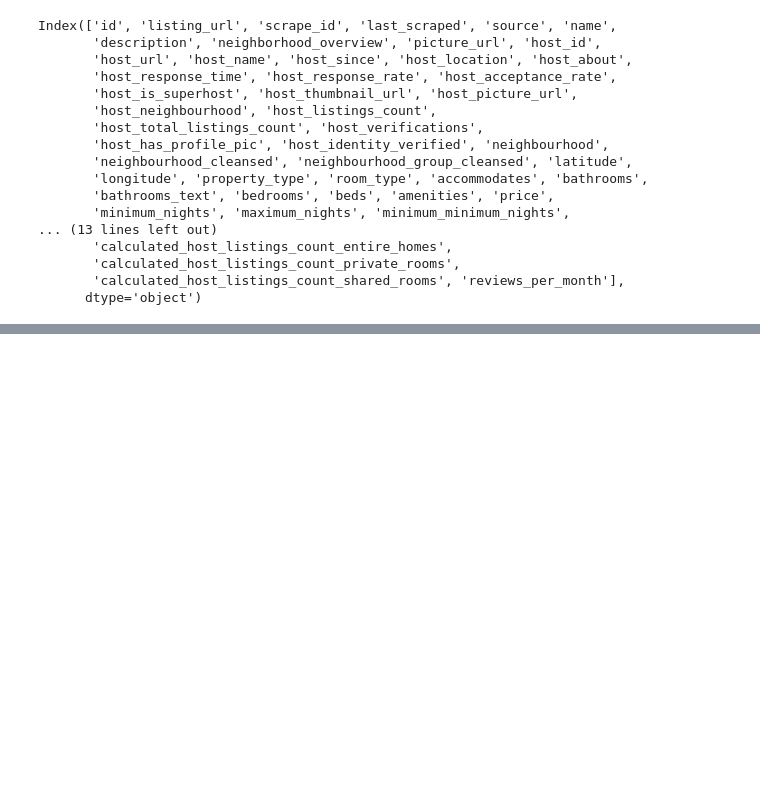
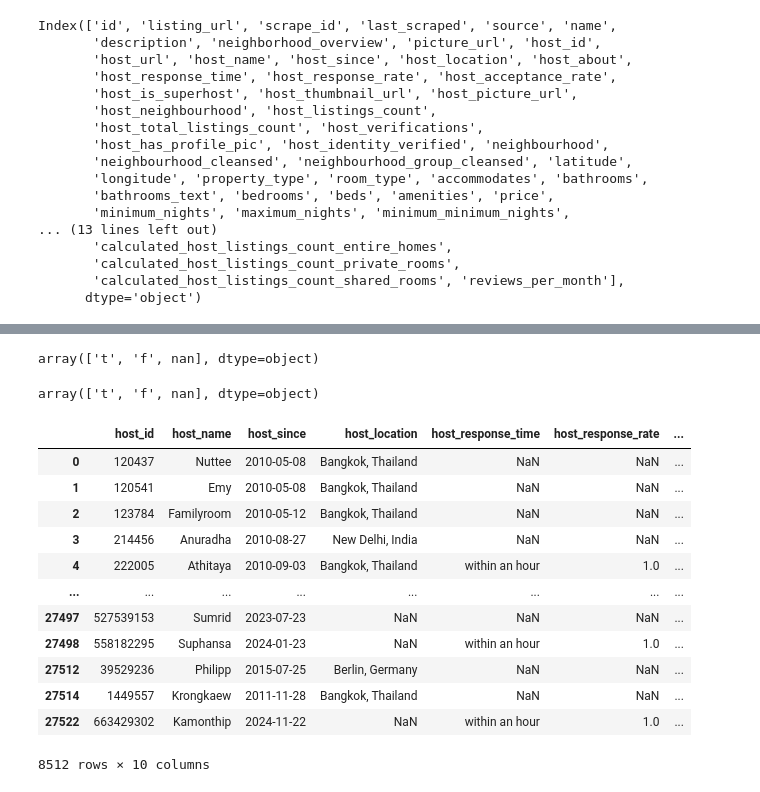
Before and after one commit to yongdetan/airbnb_bangkok_project, a Jupyter notebook: ingestion.ipynb, the cells around one changed output, grey strips where cells are left out. Saved outputs shown, nothing was run; the diff lists cells and outputs as text; code cells hidden in the pictures; blank space fills up the shorter version.

```diff
--- a/ingestion.ipynb
+++ b/ingestion.ipynb
@@ -135,0 +121,36 @@ df.head(5)
+# %%
+hosting_dim['host_is_superhost'].unique()
+# %% [output]
+array(['t', 'f', nan], dtype=object)
+# %%
+hosting_dim['host_identity_verified'].unique()
+# %% [output]
+array(['t', 'f', nan], dtype=object)
+# %%
+hosting_dim['host_is_superhost'] = hosting_dim['host_is_superhost'].map({'t':True, 'f':False}).astype('boolean')
+hosting_dim['host_identity_verified'] = hosting_dim['host_identity_verified'].map({'t':True, 'f':False}).astype('boolean')
+# %%
+#Use int16 instead of int64 because it is quite impossible a person has so many listings.
+#Note that we have to use capitalized I otherwise it wont work.
+hosting_dim['host_total_listings_count'] = hosting_dim['host_total_listings_count'].astype('Int16', errors='ignore')
+# %%
+hosting_dim['host_since'] = hosting_dim['host_since'].astype('datetime64[ns]', errors='ignore')
+# %%
+hosting_dim['host_acceptance_rate'] = hosting_dim['host_acceptance_rate'].str.rstrip('%').astype(float)/100
+hosting_dim['host_response_rate'] = hosting_dim['host_response_rate'].str.rstrip('%').astype(float)/100
+# %%
+hosting_dim
+# %% [output]
+|  | host_id | host_name | host_since | host_location | host_response_time | host_response_rate | ... |
+| 0 | 120437 | Nuttee | 2010-05-08 | Bangkok, Thailand | NaN | NaN | ... |
+| 1 | 120541 | Emy | 2010-05-08 | Bangkok, Thailand | NaN | NaN | ... |
+| 2 | 123784 | Familyroom | 2010-05-12 | Bangkok, Thailand | NaN | NaN | ... |
+| 3 | 214456 | Anuradha | 2010-08-27 | New Delhi, India | NaN | NaN | ... |
+| 4 | 222005 | Athitaya | 2010-09-03 | Bangkok, Thailand | within an hour | 1.0 | ... |
+| ... | ... | ... | ... | ... | ... | ... | ... |
+| 27497 | 527539153 | Sumrid | 2023-07-23 | NaN | NaN | NaN | ... |
+| 27498 | 558182295 | Suphansa | 2024-01-23 | NaN | within an hour | 1.0 | ... |
+| 27512 | 39529236 | Philipp | 2015-07-25 | Berlin, Germany | NaN | NaN | ... |
+| 27514 | 1449557 | Krongkaew | 2011-11-28 | Bangkok, Thailand | NaN | NaN | ... |
+| 27522 | 663429302 | Kamonthip | 2024-11-22 | NaN | within an hour | 1.0 | ... |
+8512 rows × 10 columns
```
Also changed, not shown: parts of 43 cells of this notebook, 1 other file.
